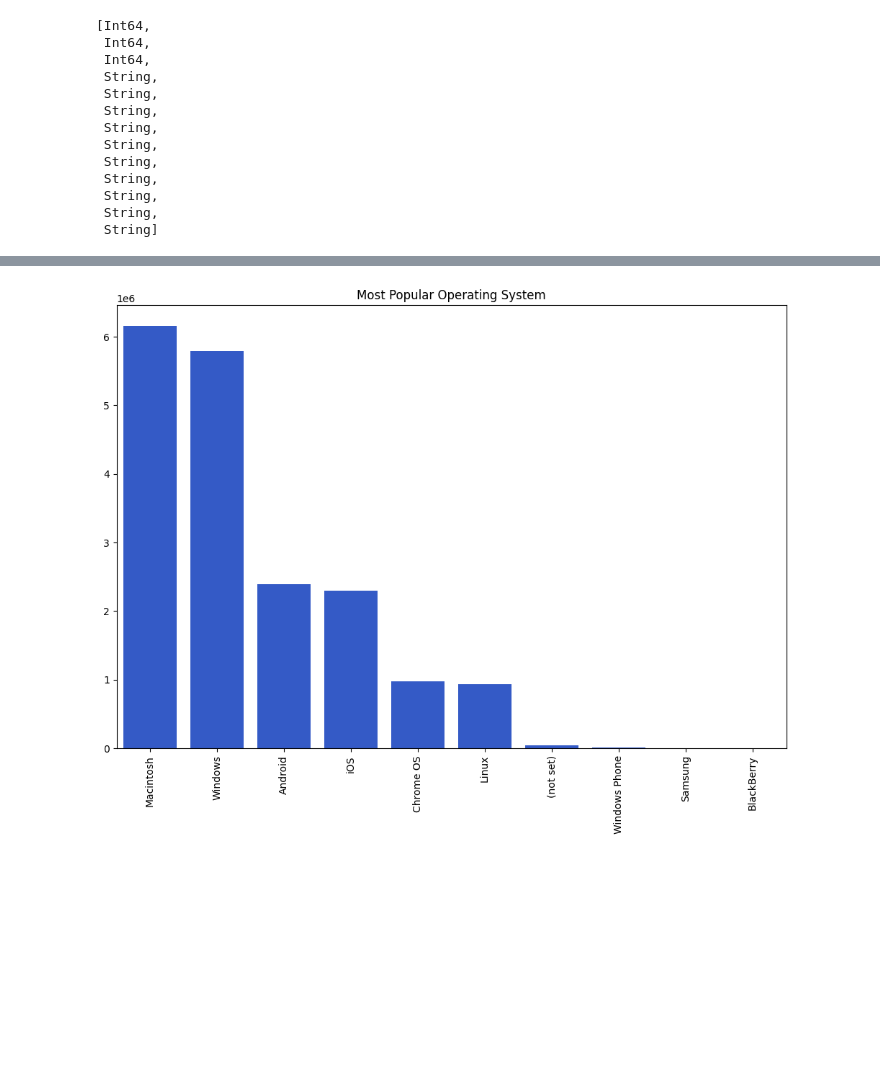
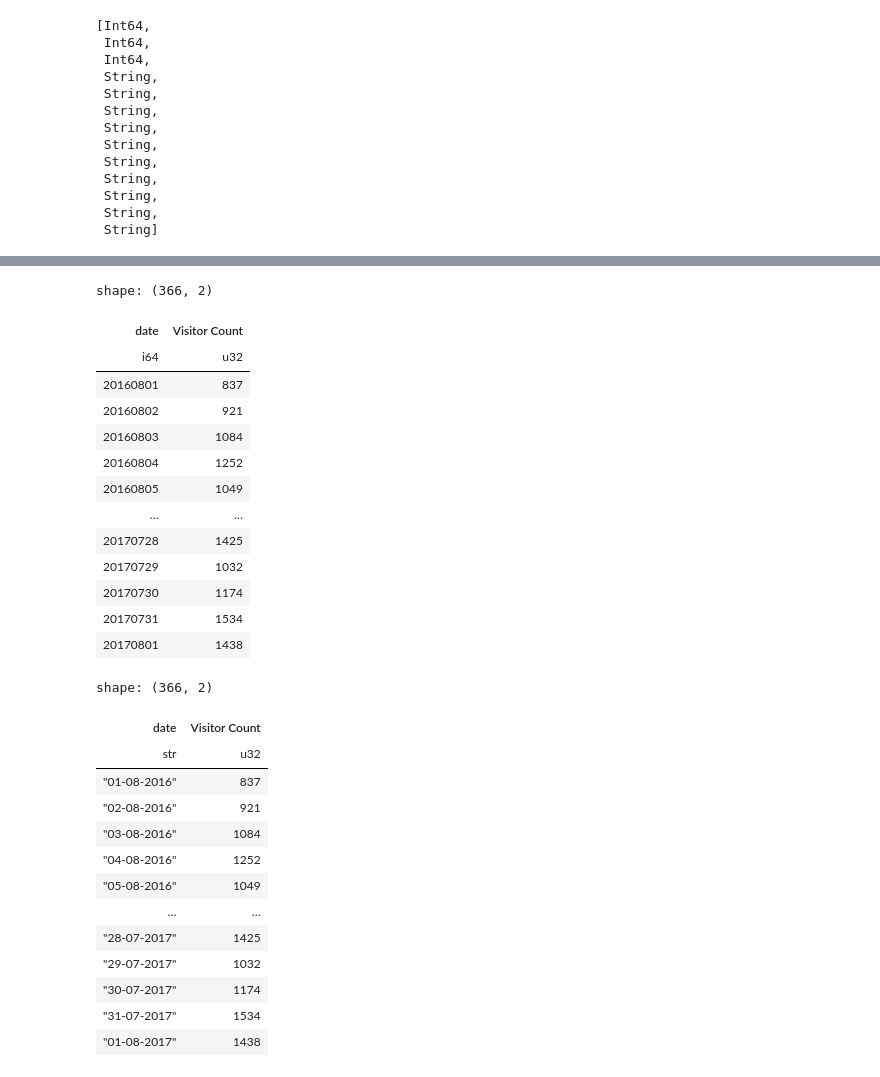
Before and after one commit to Andrew-Bordei/Data-Science, a Jupyter notebook: recommendation_system/notebooks/eda.ipynb, the cells around one changed output, grey strips where cells are left out. Drawn from its saved outputs; the diff is of its cells as text; code cells hidden in the pictures; blank space fills up the shorter version.

```diff
--- a/recommendation_system/notebooks/eda.ipynb
+++ b/recommendation_system/notebooks/eda.ipynb
@@ -27,7 +27,8 @@ if not (path2add in sys.path):
 from eda import *
 # %%
 # df = pl.read_csv("../data/cleaned_google_analytics.csv",ignore_errors=True)
-df = pl.read_csv("../data/google_analytics_data.csv",ignore_errors=True)
+# df = pl.read_csv("../data/google_analytics_data.csv",ignore_errors=True)
+df = pl.read_csv("../data/entire_google_analytics_data.csv", ignore_errors=True)
 # %%
 df.head()
 # %% [output]
@@ -177,6 +169,0 @@ bar_plot(device, count,"Most Popular User Devices")
-# %%
-os = print_popular_stats(df, "operatingSystem")['operatingSystem'].to_numpy()
-count = print_popular_stats(df, "operatingSystem")['count'].to_numpy()
-bar_plot(os, count,"Most Popular Operating System")
-# %% [output]
-[figure, removed]
@@ -183,10 +173,45 @@ bar_plot(os, count,"Most Popular Operating System")
 # %%
 daily_visitors=df.group_by(pl.col('date')).agg(pl.col('fullVisitorId').unique().len()).sort("date")
+daily_visitors = daily_visitors.rename({"fullVisitorId":"Visitor Count"})
+daily_visitors
+# %% [output]
+shape: (366, 2)
+| date | Visitor Count |
+| i64 | u32 |
+| 20160801 | 837 |
+| 20160802 | 921 |
+| 20160803 | 1084 |
+| 20160804 | 1252 |
+| 20160805 | 1049 |
+| … | … |
+| 20170728 | 1425 |
+| 20170729 | 1032 |
+| 20170730 | 1174 |
+| 20170731 | 1534 |
+| 20170801 | 1438 |
 # %%
 daily_visitors = daily_visitors.with_columns(
     pl.col("date")
-    .cast(pl.Utf8)  # Convert to string to parse as date
-    .str.strptime(pl.Date, format="%Y%m%d")  # Parse as date
-    .dt.strftime("%d-%m-%Y")  # Format as day-month-year
-    .alias("date")  # Add a new column with formatted dates
+    # Convert to string to parse as date
+    .cast(pl.Utf8)
+    .str.strptime(pl.Date, format="%Y%m%d")
+    # Format as day-month-year
+    .dt.strftime("%d-%m-%Y")
+    .alias("date")
 )
+daily_visitors
+# %% [output]
+shape: (366, 2)
+| date | Visitor Count |
+| str | u32 |
+| "01-08-2016" | 837 |
+| "02-08-2016" | 921 |
+| "03-08-2016" | 1084 |
+| "04-08-2016" | 1252 |
+| "05-08-2016" | 1049 |
+| … | … |
+| "28-07-2017" | 1425 |
+| "29-07-2017" | 1032 |
+| "30-07-2017" | 1174 |
+| "31-07-2017" | 1534 |
+| "01-08-2017" | 1438 |
```
Also changed, not shown: parts of 24 cells of this notebook, 1 other file.
